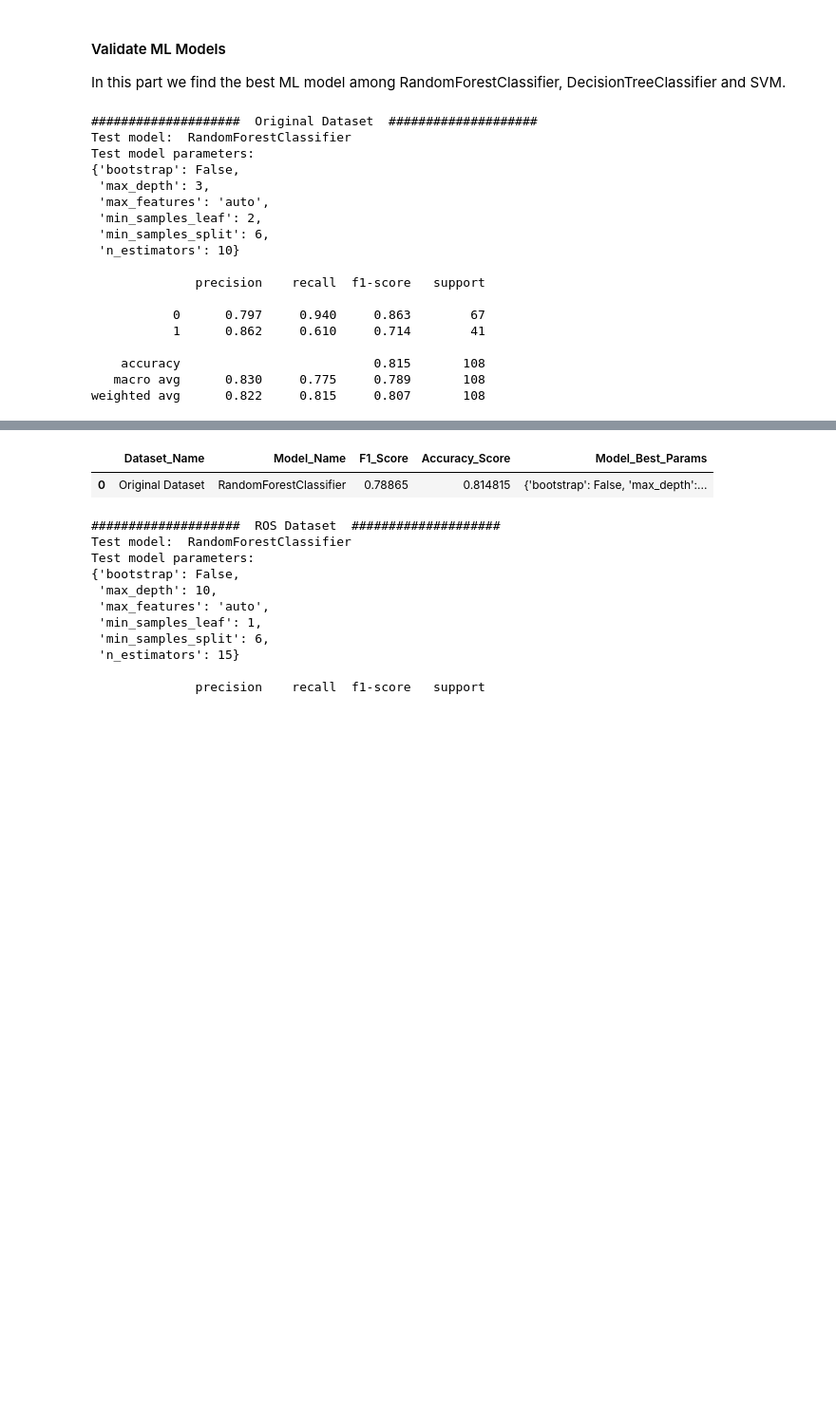
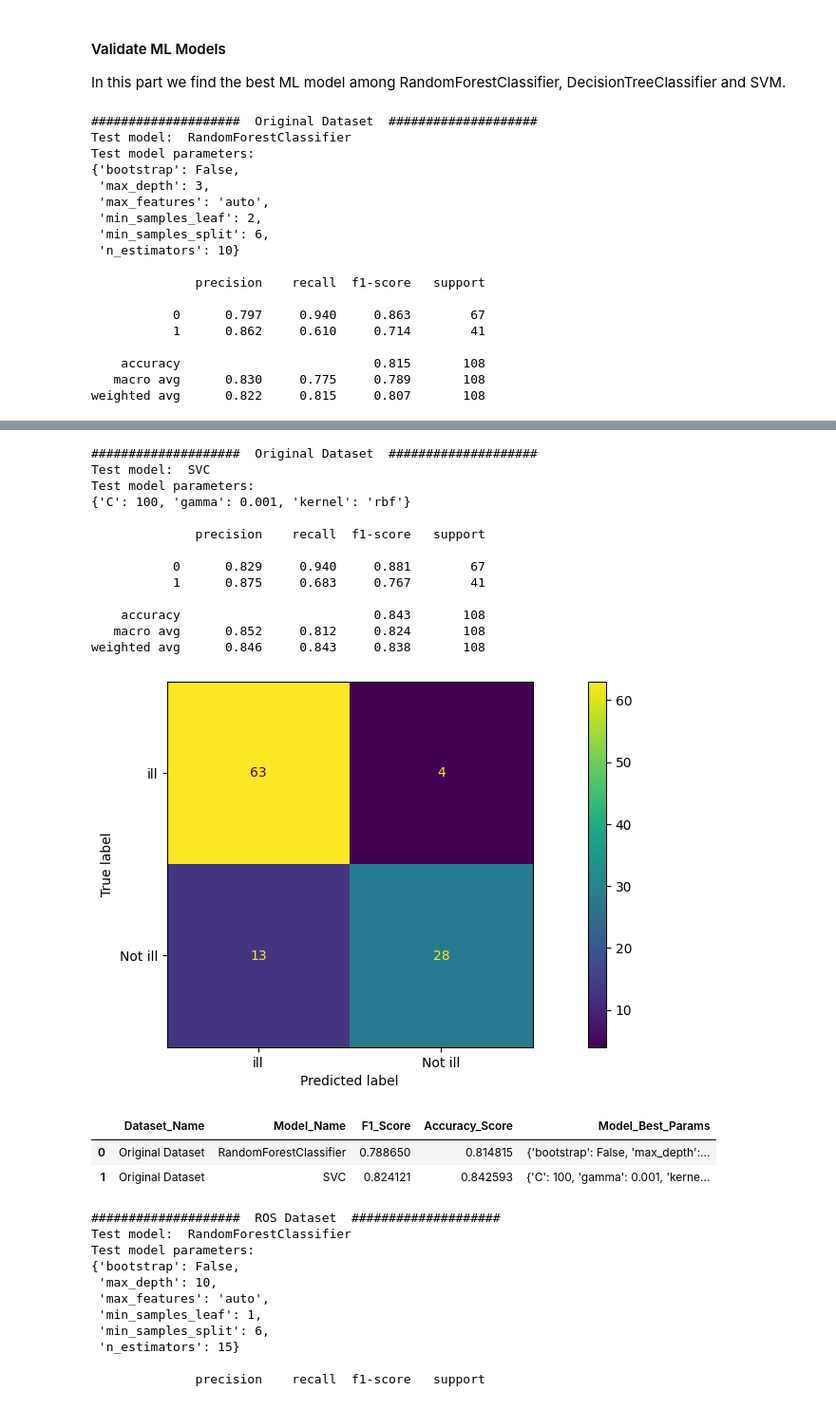
Before and after one commit to denysgerasymuk799/UCU_AI_Course_Project, a Jupyter notebook: 02_Diabet_Prediction_Models.ipynb, the cells around one changed output, grey strips where cells are left out. Shown: that part at 95% size. Cells and saved outputs as stored; diff of their text form; code cells hidden in the pictures; blank space fills up the shorter version.

```diff
--- a/02_Diabet_Prediction_Models.ipynb
+++ b/02_Diabet_Prediction_Models.ipynb
@@ -405,28 +409,43 @@ def validate_ML_models(best_results_df, X_train, y_train, X_test, y_test, datase
 
     return results_df
 # %%
-ML_results_df = validate_ML_models(best_results_df, X_train, y_train, X_test, y_test, "Original Dataset", show_plots=True, debug_mode=True)
+ML_results_df = test_ML_models(best_results_df, X_train, y_train, X_test, y_test, "Original Dataset", show_plots=True, debug_mode=True)
 ML_results_df
 # %% [output]
 ####################  Original Dataset  ####################
 Test model:  RandomForestClassifier
 Test model parameters:
 {'bootstrap': False,
  'max_depth': 3,
  'max_features': 'auto',
  'min_samples_leaf': 2,
  'min_samples_split': 6,
  'n_estimators': 10}
 
               precision    recall  f1-score   support
 
            0      0.797     0.940     0.863        67
            1      0.862     0.610     0.714        41
 
     accuracy                          0.815       108
    macro avg      0.830     0.775     0.789       108
 weighted avg      0.822     0.815     0.807       108
 [figure]
+####################  Original Dataset  ####################
+Test model:  SVC
+Test model parameters:
+{'C': 100, 'gamma': 0.001, 'kernel': 'rbf'}
+
+              precision    recall  f1-score   support
+
+           0      0.829     0.940     0.881        67
+           1      0.875     0.683     0.767        41
+
+    accuracy                          0.843       108
+   macro avg      0.852     0.812     0.824       108
+weighted avg      0.846     0.843     0.838       108
+[figure, added]
 |  | Dataset_Name | Model_Name | F1_Score | Accuracy_Score | Model_Best_Params |
-| 0 | Original Dataset | RandomForestClassifier | 0.78865 | 0.814815 | {'bootstrap': False, 'max_depth':... |
+| 0 | Original Dataset | RandomForestClassifier | 0.788650 | 0.814815 | {'bootstrap': False, 'max_depth':... |
+| 1 | Original Dataset | SVC | 0.824121 | 0.842593 | {'C': 100, 'gamma': 0.001, 'kerne... |
 # %%
```
Also changed, not shown: parts of 33 cells of this notebook.
